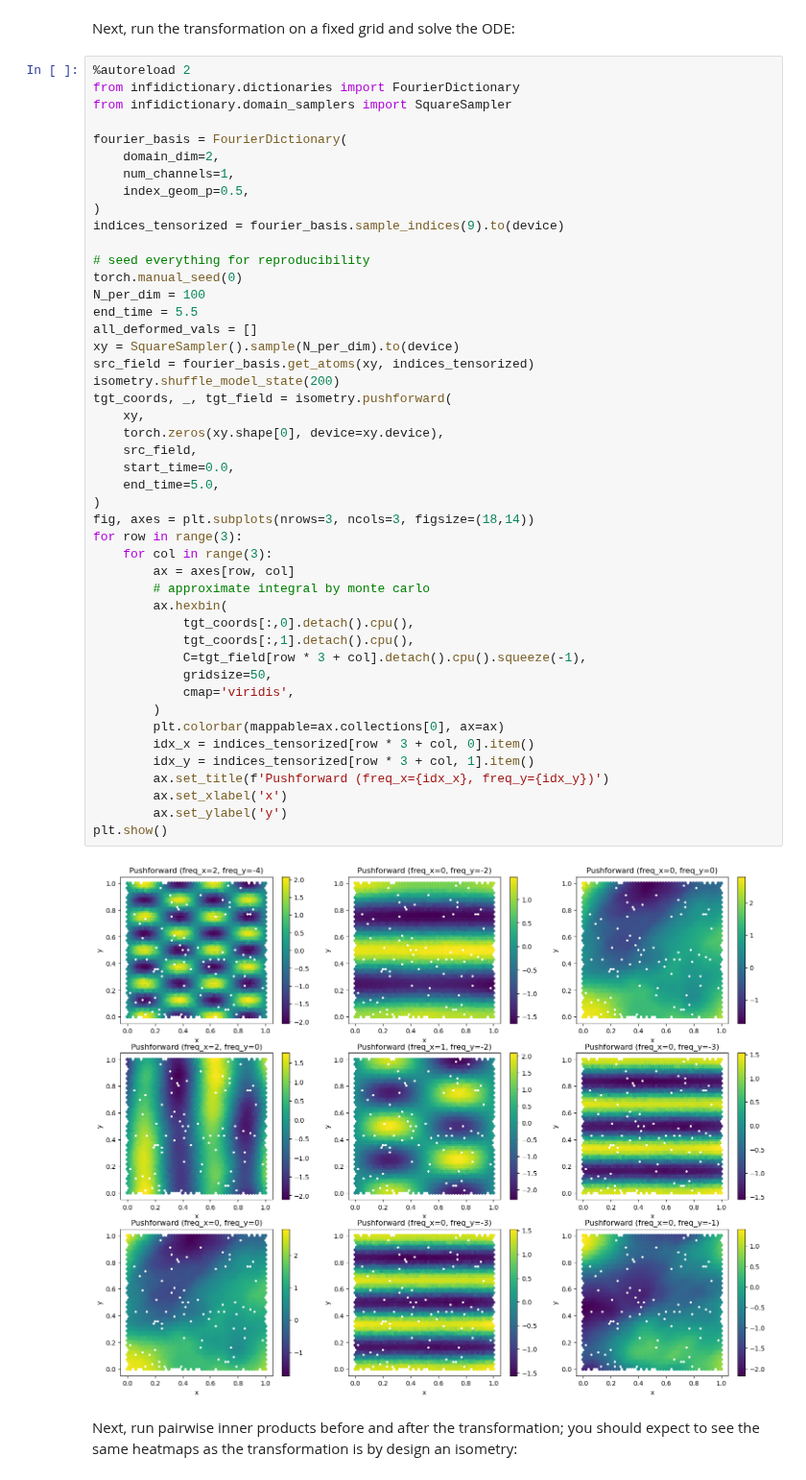
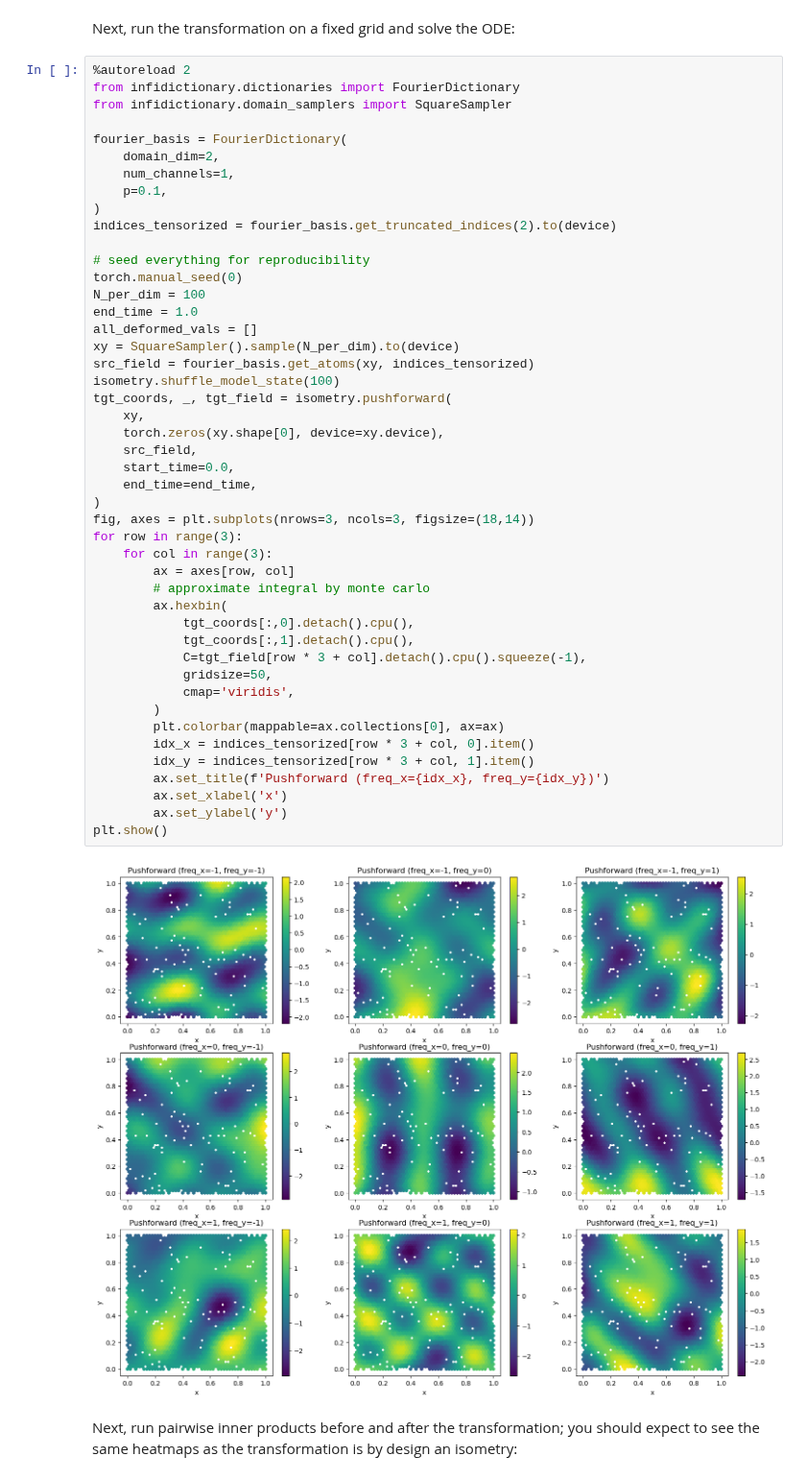
Before and after one commit to HamidrezaKmK/Learning-ONBs, a Jupyter notebook: notebooks/isometries/eulerian_transform.ipynb, the cells around one changed output. Shown at 96% size. Drawn from its saved outputs; the diff is of its cells as text.

```diff
--- a/notebooks/isometries/eulerian_transform.ipynb
+++ b/notebooks/isometries/eulerian_transform.ipynb
@@ -74,46 +97,46 @@ from infidictionary.domain_samplers import SquareSampler
 fourier_basis = FourierDictionary(
     domain_dim=2,
     num_channels=1,
-    index_geom_p=0.5,
+    p=0.1,
 )
-indices_tensorized = fourier_basis.sample_indices(9).to(device)
+indices_tensorized = fourier_basis.get_truncated_indices(2).to(device)
 
 # seed everything for reproducibility
 torch.manual_seed(0)
 N_per_dim = 100
-end_time = 5.5
+end_time = 1.0
 all_deformed_vals = []
 xy = SquareSampler().sample(N_per_dim).to(device)
 src_field = fourier_basis.get_atoms(xy, indices_tensorized)
-isometry.shuffle_model_state(200)
+isometry.shuffle_model_state(100)
 tgt_coords, _, tgt_field = isometry.pushforward(
     xy,
     torch.zeros(xy.shape[0], device=xy.device),
     src_field,
     start_time=0.0,
-    end_time=5.0,
+    end_time=end_time,
 )
 fig, axes = plt.subplots(nrows=3, ncols=3, figsize=(18,14))
 for row in range(3):
     for col in range(3):
         ax = axes[row, col]
         # approximate integral by monte carlo
         ax.hexbin(
             tgt_coords[:,0].detach().cpu(),
             tgt_coords[:,1].detach().cpu(),
             C=tgt_field[row * 3 + col].detach().cpu().squeeze(-1),
             gridsize=50,
             cmap='viridis',
         )
         plt.colorbar(mappable=ax.collections[0], ax=ax)
         idx_x = indices_tensorized[row * 3 + col, 0].item()
         idx_y = indices_tensorized[row * 3 + col, 1].item()
         ax.set_title(f'Pushforward (freq_x={idx_x}, freq_y={idx_y})')
         ax.set_xlabel('x')
         ax.set_ylabel('y')
 plt.show()
 # %% [output]
-[figure, old version]
+[figure, new version]
 # %% [markdown]
 Next, run pairwise inner products before and after the transformation; you should expect to see the same heatmaps as the transformation is by design an isometry:
 # %%
```
Also changed, not shown: parts of 6 cells of this notebook, 15 other files.
